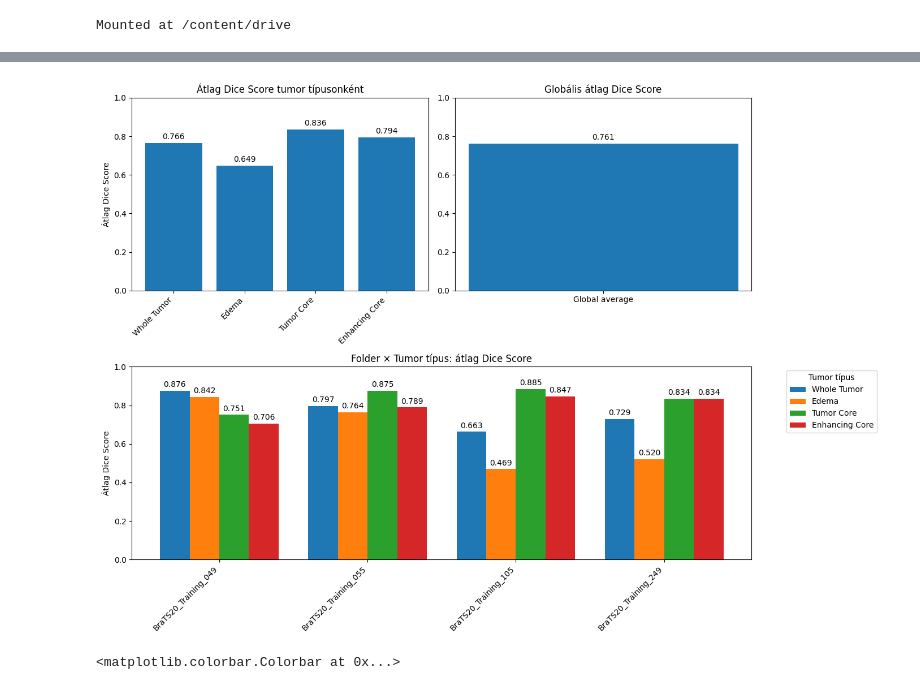
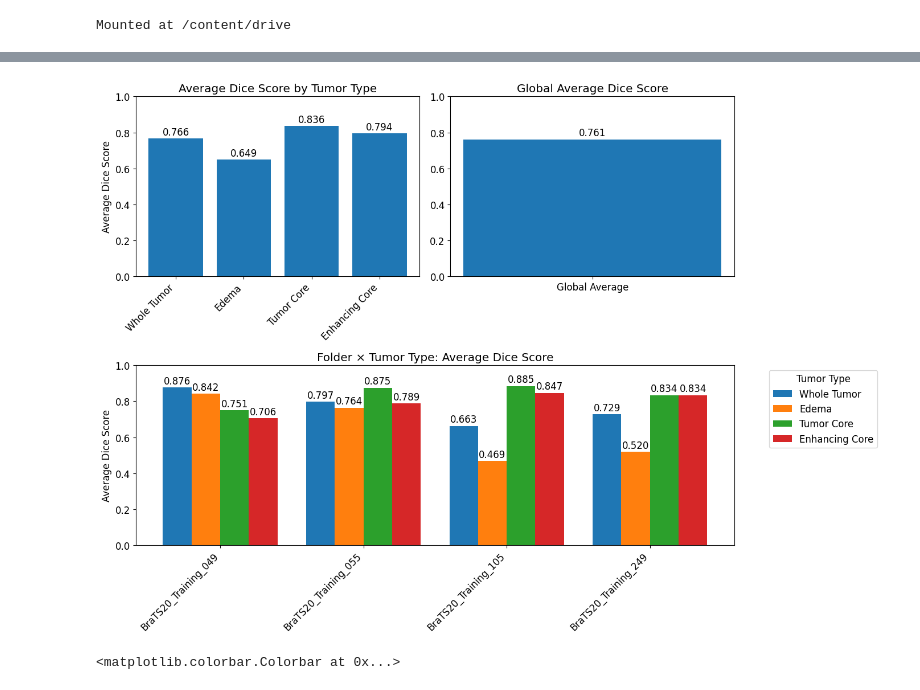
Before and after one commit to davidarvai/BrainTumorSegmentation, a Jupyter notebook: CNN.ipynb, the cells around one changed output, grey strips where cells are left out. Drawn from its saved outputs; the diff is of its cells as text; code cells hidden in the pictures.

```diff
--- a/CNN.ipynb
+++ b/CNN.ipynb
@@ -553,8 +489,8 @@ import matplotlib.pyplot as plt
 
 # List of input txt files
 input_paths = [
-    "/content/drive/My Drive/Allamvizsga/OutputCNN/Elso_tesztek/Eredmeny4/output.txt",
-    "/content/drive/My Drive/Allamvizsga/OutputCNN/Elso_tesztek/Eredmeny5/output.txt",
+    "/content/drive/My Drive/Allamvizsga/OutputCNN/Elso_tesztek/EredmenyJ1/output.txt",
+    "/content/drive/My Drive/Allamvizsga/OutputCNN/Elso_tesztek/EredmenyJ2/output.txt",
 ]
 
 # Output directory and file name
@@ -562,8 +498,8 @@ output_dir = "/content/drive/My Drive/Allamvizsaga_Dice/Dice_Score"
 os.makedirs(output_dir, exist_ok=True)
 
 # Regular expressions for parsing
-pattern_map  = re.compile(r"Mapa neve:\s*(\S+)")
-pattern_type = re.compile(r"Tumor típus:\s*(.+)")
+pattern_map  = re.compile(r"Folder name:\s*(\S+)")
+pattern_type = re.compile(r"Tumor type:\s*(.+)")
 pattern_ds   = re.compile(r"DS:\s*([0-9]*\.?[0-9]+)")
 
 # Reading data from each file
@@ -616,7 +552,7 @@ for ax, data, subtitle in zip(axes, all_data, ["Before fix", "Fixed"]):
         bars = ax.bar(xs, vals, width=width, label=tt, color=colors[i % len(colors)])
         for bar in bars:
             h = bar.get_height()
-            ax.annotate(f"{h:.2f}", xy=(bar.get_x() + bar.get_width()/2, h),
+            ax.annotate(f"{h:.3f}", xy=(bar.get_x() + bar.get_width()/2, h),
                         xytext=(0, 8), textcoords="offset points",
                         ha="center", va="bottom", fontsize=9, clip_on=False)
 
@@ -668,7 +604,7 @@ for i, avgs in enumerate(avg_per_type):
     max_avg = max(max_avg, max(vals))
     bars = axes2[0].bar(x + i*width2, vals, width2, label=f"Result {i+1}")
     for xi, h in zip(x + i*width2, vals):
-        axes2[0].annotate(f"{h:.2f}", xy=(xi, h), xytext=(0, 5), textcoords="offset points",
+        axes2[0].annotate(f"{h:.3f}", xy=(xi, h), xytext=(0, 5), textcoords="offset points",
                           ha="center", va="bottom", fontsize=9, clip_on=False)
 
 axes2[0].set_xticks(x + width2/2)
@@ -683,7 +619,7 @@ axes2[0].grid(axis='y', linestyle='--', alpha=0.3)
 max_overall = max(overall_scores) if overall_scores else 0
 bars2 = axes2[1].bar([1, 2], overall_scores, width=0.6)
 for xi, h in zip([1, 2], overall_scores):
-    axes2[1].annotate(f"{h:.2f}", xy=(xi, h), xytext=(0, 5), textcoords="offset points",
+    axes2[1].annotate(f"{h:.3f}", xy=(xi, h), xytext=(0, 5), textcoords="offset points",
                       ha="center", va="bottom", fontsize=12, clip_on=False)
 axes2[1].set_xticks([1, 2])
 axes2[1].set_xticklabels(["Before fix", "Fixed"])
@@ -708,8 +644,8 @@ import re
 import matplotlib.pyplot as plt
 import numpy as np
 
-# 1. Beolvasás és feldolgozás
-file_path = '/content/drive/My Drive/Allamvizsga/OutputCNN/Eredmeny/output.txt'
+# 1. Reading and processing
+file_path = '/content/drive/My Drive/Allamvizsga/OutputCNN/Elso_tesztek/EredmenyJ2/output.txt'
 
 tumor_scores_global = {}
 tumor_scores_by_folder = {}
@@ -717,79 +653,91 @@ tumor_scores_by_folder = {}
 with open(file_path, 'r', encoding='utf-8') as f:
     content = f.read()
 
+# Split the file content into header/body blocks by "Folder name"
 blocks = re.split(r'(Folder name:\s*.+)', content)
 for i in range(1, len(blocks), 2):
     header = blocks[i]
-    body = blocks[i+1]
+    body = blocks[i + 1]
     folder = re.search(r'Folder name:\s*(.+)', header).group(1).strip()
-    m_t = re.search(r'Tumor type:\s*(.+)', body)
-    m_d = re.search(r'DS:\s*([0-9]*\.?[0-9]+)', body)
-    if not (m_t and m_d):
+
+    # Extract tumor type and Dice Score (DS) from the body
+    match_tumor = re.search(r'Tumor type:\s*(.+)', body)
+    match_ds = re.search(r'DS:\s*([0-9]*\.?[0-9]+)', body)
+    if not (match_tumor and match_ds):
         continue
-    tumor = m_t.group(1).strip()
-    ds = float(m_d.group(1))
+
+    tumor = match_tumor.group(1).strip()
+    ds = float(match_ds.group(1))
+
+    # Accumulate scores globally and by folder
     tumor_scores_global.setdefault(tumor, []).append(ds)
     tumor_scores_by_folder.setdefault(folder, {}).setdefault(tumor, []).append(ds)
 
-# 2. Átlagok számítása
+# 2. Computing averages
 types = list(tumor_scores_global.keys())
 avg_global_by_type = [np.mean(tumor_scores_global[t]) for t in types]
 
-all_ds = [ds for lst in tumor_scores_global.values() for ds in lst]
-global_avg = np.mean(all_ds)
+# Compute overall Dice Score average across all tumors
+all_ds = [score for scores in tumor_scores_global.values() for score in scores]
+global_avg = np.mean(all_ds) if all_ds else 0.0
 
 folders = list(tumor_scores_by_folder.keys())
 avg_by_folder_and_type = np.zeros((len(folders), len(types)))
+
 for i, folder in enumerate(folders):
     for j, tumor in enumerate(types):
         vals = tumor_scores_by_folder[folder].get(tumor, [])
         avg_by_folder_and_type[i, j] = np.mean(vals) if vals else np.nan
 
-# 3. Plotolás – 2x2 elrendezés (alsó sorban csak 1 ábra)
+# 3. Plotting – 2x2 layout (bottom row has only one plot spanning both columns)
 fig = plt.figure(figsize=(14, 10))
 
-# --- Ábra 1: Átlag Dice Score tumor típusonként ---
+# --- Plot 1: Average Dice Score by tumor type ---
 ax1 = fig.add_subplot(2, 2, 1)
 bars1 = ax1.bar(types, avg_global_by_type)
-ax1.set_title('Átlag Dice Score tumor típusonként')
-ax1.set_ylabel('Átlag Dice Score')
+ax1.set_title('Average Dice Score by Tumor Type')
+ax1.set_ylabel('Average Dice Score')
 ax1.set_ylim(0, 1)
 ax1.set_xticklabels(types, rotation=45, ha='right')
+
+# Add value labels above each bar
 for bar, val in zip(bars1, avg_global_by_type):
-    ax1.text(bar.get_x() + bar.get_width()/2, val + 0.02, f'{val:.3f}', ha='center')
+    ax1.text(bar.get_x() + bar.get_width() / 2, val + 0.02, f'{val:.3f}', ha='center')
 
-# --- Ábra 2: Globális átlag ---
+# --- Plot 2: Global average Dice Score ---
 ax2 = fig.add_subplot(2, 2, 2)
-bar2 = ax2.bar(['Global average'], [global_avg], width=0.4)
-ax2.set_title('Globális átlag Dice Score')
+bar2 = ax2.bar(['Global Average'], [global_avg], width=0.4)
+ax2.set_title('Global Average Dice Score')
 ax2.set_ylim(0, 1)
+
 for bar in bar2:
-    h = bar.get_height()
-    ax2.text(bar.get_x() + bar.get_width()/2, h + 0.02, f'{h:.3f}', ha='center')
+    height = bar.get_height()
+    ax2.text(bar.get_x() + bar.get_width() / 2, height + 0.02, f'{height:.3f}', ha='center')
 
-# --- Ábra 3: Mappánkénti, tumor típusonkénti csoportos oszlopdiagram ---
-ax3 = fig.add_subplot(2, 1, 2)  # itt 2 sor, 1 oszlop, 2. pozíció
+# --- Plot 3 (spans bottom row): Folder × Tumor Type average Dice Score ---
+ax3 = fig.add_subplot(2, 1, 2)  # 2 rows, 1 column, position 2
 x = np.arange(len(folders))
 width = 0.8 / len(types)
+
 for j, tumor in enumerate(types):
     vals = avg_by_folder_and_type[:, j]
-    bars3 = ax3.bar(x + j*width, vals, width, label=tumor)
-    # értékcímkék minden oszlopon
+    bars3 = ax3.bar(x + j * width, vals, width, label=tumor)
+    # Value labels on each bar
     for bar in bars3:
-        h = bar.get_height()
-        ax3.text(bar.get_x() + bar.get_width()/2, h + 0.02, f'{h:.3f}', ha='center')
+        height = bar.get_height()
+        ax3.text(bar.get_x() + bar.get_width() / 2, height + 0.02, f'{height:.3f}', ha='center')
 
-ax3.set_xticks(x + width*(len(types)-1)/2)
+ax3.set_xticks(x + width * (len(types) - 1) / 2)
 ax3.set_xticklabels(folders, rotation=45, ha='right')
-ax3.set_title('Folder × Tumor típus: átlag Dice Score')
-ax3.set_ylabel('Átlag Dice Score')
+ax3.set_title('Folder × Tumor Type: Average Dice Score')
+ax3.set_ylabel('Average Dice Score')
 ax3.set_ylim(0, 1)
-ax3.legend(title='Tumor típus', bbox_to_anchor=(1.05, 1), loc='upper left')
+ax3.legend(title='Tumor Type', bbox_to_anchor=(1.05, 1), loc='upper left')
 
 plt.tight_layout()
 plt.show()
 # %% [output]
-[figure, old version]
+[figure, new version]
 # %%
 import nibabel as nib
 import matplotlib.pyplot as plt
```
Also changed, not shown: parts of 2 cells of this notebook.
